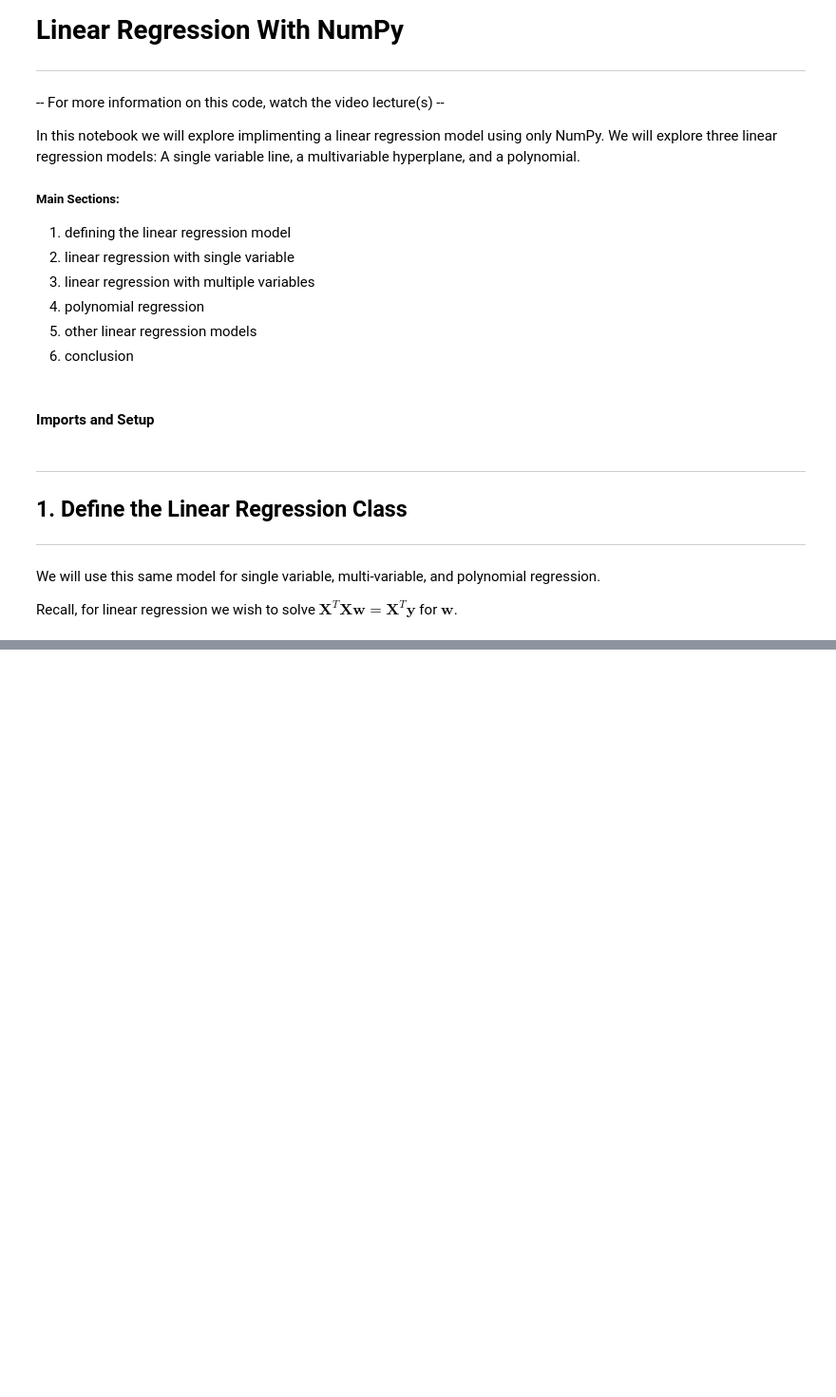
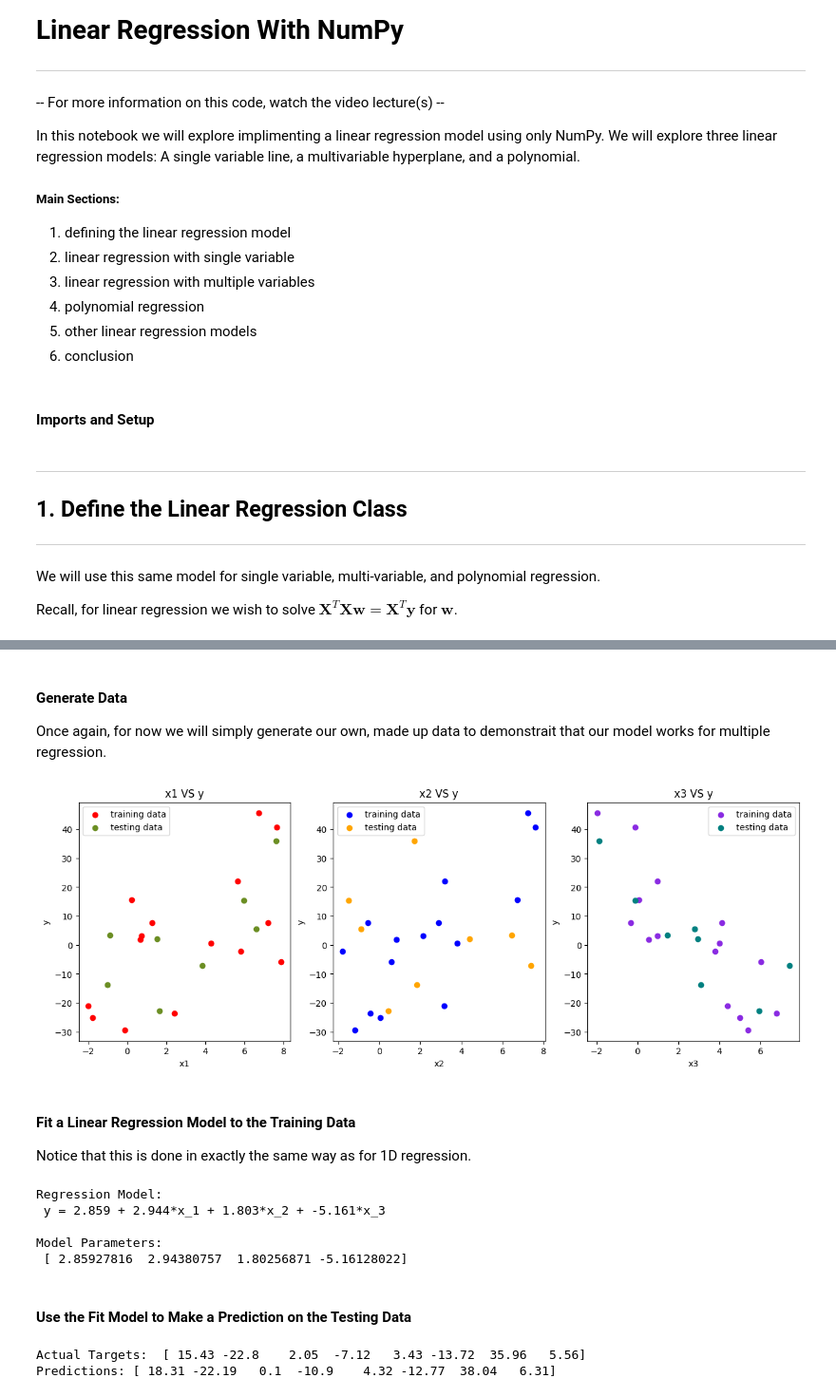
Before and after one commit to jacobdwatters/Machine-Learning-Basics, a Jupyter notebook: 01_linreg_numpy_new.ipynb, the cells around one changed output, grey strips where cells are left out. Shown at 95% size. Drawn from its saved outputs; the diff is of its cells as text; code cells hidden in the pictures; blank space fills up the shorter version.

```diff
--- a/01_linreg_numpy_new.ipynb
+++ b/01_linreg_numpy_new.ipynb
@@ -115,0 +429,61 @@ class LinearRegression:
+# %% [markdown]
+#### Generate Data
+
+Once again, for now we will simply generate our own, made up data to demonstrait that our model works for multiple regression.
+# %%
+# Example hyper plane with some added randomness.
+def hypPlane(X):
+    return 3*X[:,0] + 2*X[:,1] - 5*X[:,2] + 1 + np.random.normal(0, 2, len(X))
+
+np.random.seed(5)
+# Training data
+X_train2 = np.random.uniform(-2, 8, size=(15, 3))
+y_train2 = hypPlane(X_train2)
+
+# Testing data
+X_test2 = np.random.uniform(-2, 8, size=(8, 3))
+y_test2 = hypPlane(X_test2)
+
+# Plot data
+fig, ax = plt.subplots(1, 3, figsize=(15, 5))
+colors=[['r', 'olivedrab'], ['b', 'orange'], ['blueviolet', 'teal']]
+
+# Plot each feature in X VS the target y
+for i in range(len(X_train2[0])):
+    plt.subplot(1, 3, i+1)
+    plt.title('x' + str(i+1) + ' VS y')
+    plt.scatter(X_train2[:, i], y_train2, c=colors[i][0], label='training data')
+    plt.scatter(X_test2[:, i], y_test2, c=colors[i][1], label='testing data')
+    plt.legend()
+    plt.ylabel('y')
+    plt.xlabel('x' + str(i+1))
+# %% [output]
+[figure, added]
+# %% [markdown]
+#### Fit a Linear Regression Model to the Training Data
+
+Notice that this is done in exactly the same way as for 1D regression.
+# %%
+# Define at fit the multiple regression model
+multreg = LinearRegression()
+multreg.fit(X_train2, y_train2)
+
+print('Regression Model:\n', multreg, "\n")
+print('Model Parameters:\n', multreg.w)
+# %% [output]
+Regression Model:
+ y = 2.859 + 2.944*x_1 + 1.803*x_2 + -5.161*x_3
+
+Model Parameters:
+ [ 2.85927816  2.94380757  1.80256871 -5.16128022]
+# %% [markdown]
+#### Use the Fit Model to Make a Prediction on the Testing Data
+# %%
+# Now that the model has been fit, we can use it to make predictions on the testing data.
+y_pred2 = multreg.predict(X_test2)
+
+print('Actual Targets: ', np.round(y_test2, 2))
+print('Predictions:', np.round(y_pred2, 2))
+# %% [output]
+Actual Targets:  [ 15.43 -22.8    2.05  -7.12   3.43 -13.72  35.96   5.56]
+Predictions: [ 18.31 -22.19   0.1  -10.9    4.32 -12.77  38.04   6.31]
```
Also changed, not shown: parts of 19 cells of this notebook.
